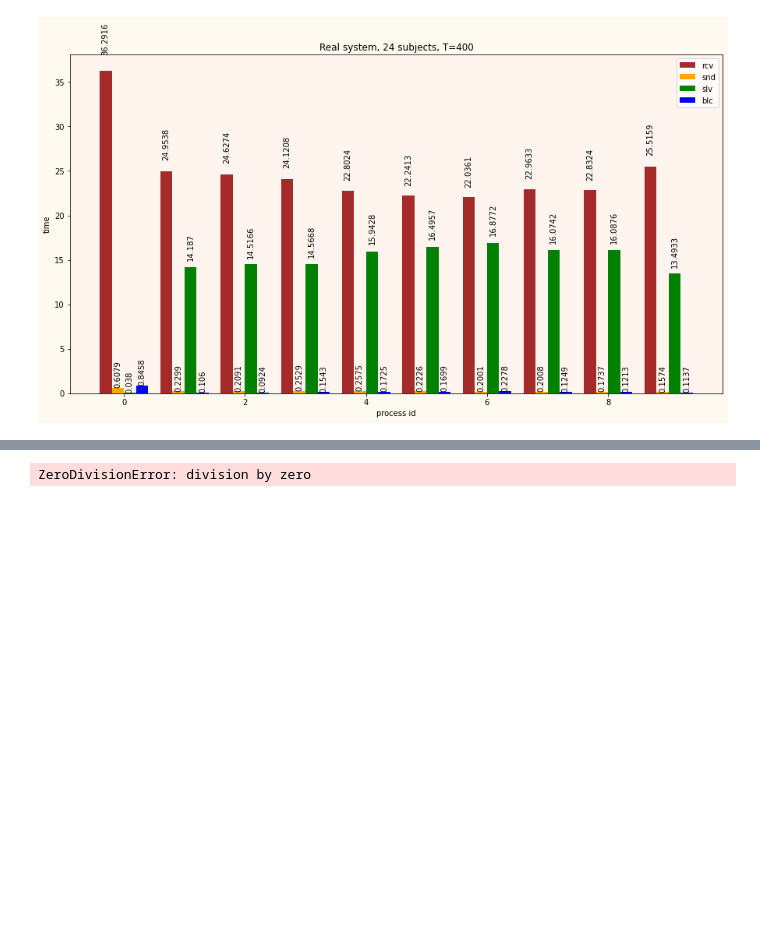
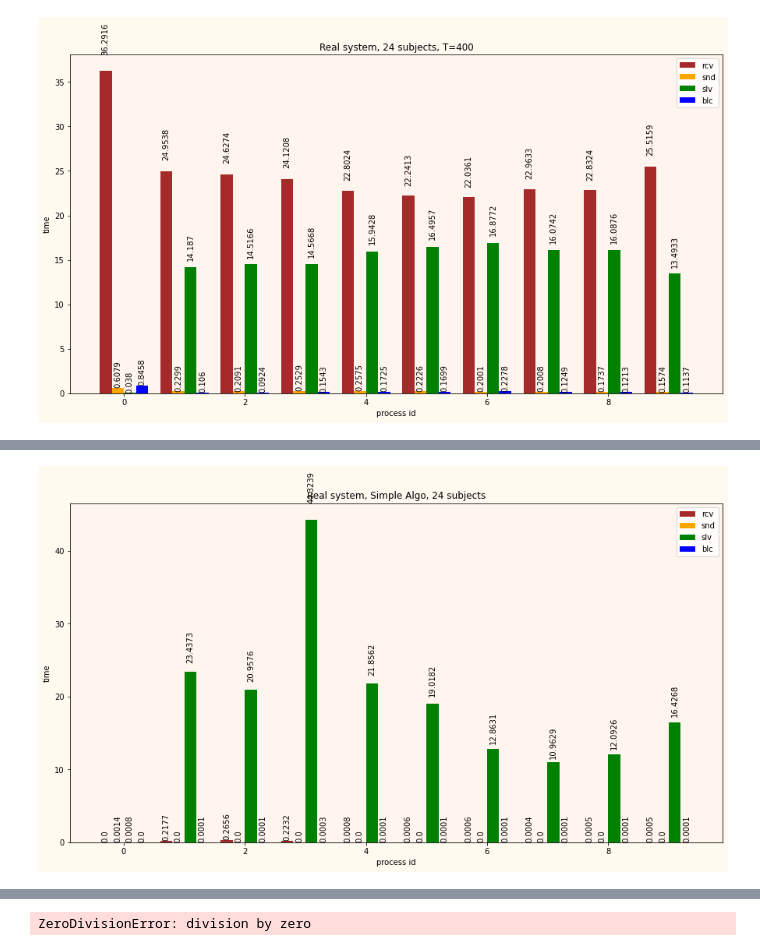
Before and after one commit to amonin7/knapsack_solution, a Jupyter notebook: Visualization.ipynb, the cells around one changed output, grey strips where cells are left out. Saved outputs shown, nothing was run; the diff lists cells and outputs as text; code cells hidden in the pictures; blank space fills up the shorter version.

```diff
--- a/Visualization.ipynb
+++ b/Visualization.ipynb
@@ -247,0 +256,4 @@ plot_statistics('TraceC.csv', 'Real system, 24 subjects, T=400')
+# %%
+plot_statistics('TraceS.csv', 'Real system, Simple Algo, 24 subjects')
+# %% [output]
+[figure, added]
```
Also changed, not shown: parts of 3 cells of this notebook, 4 other files.
